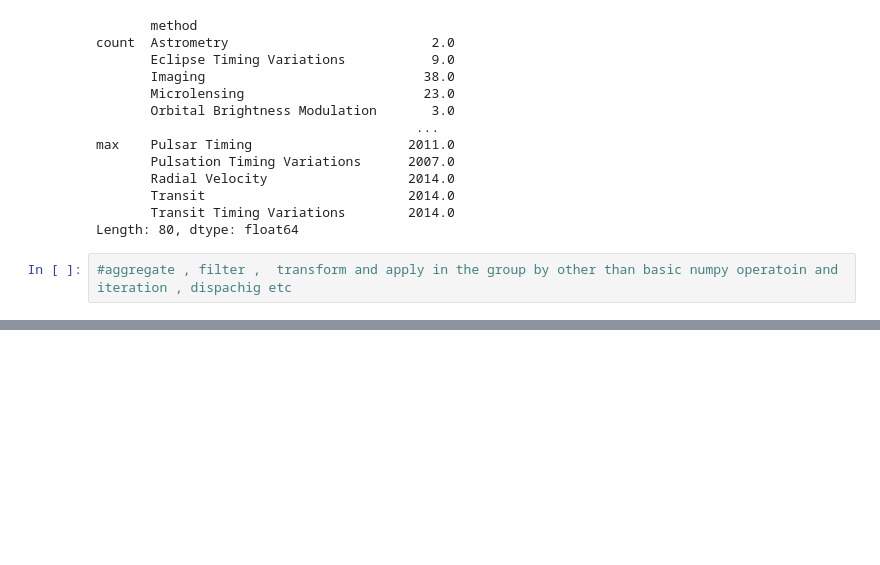
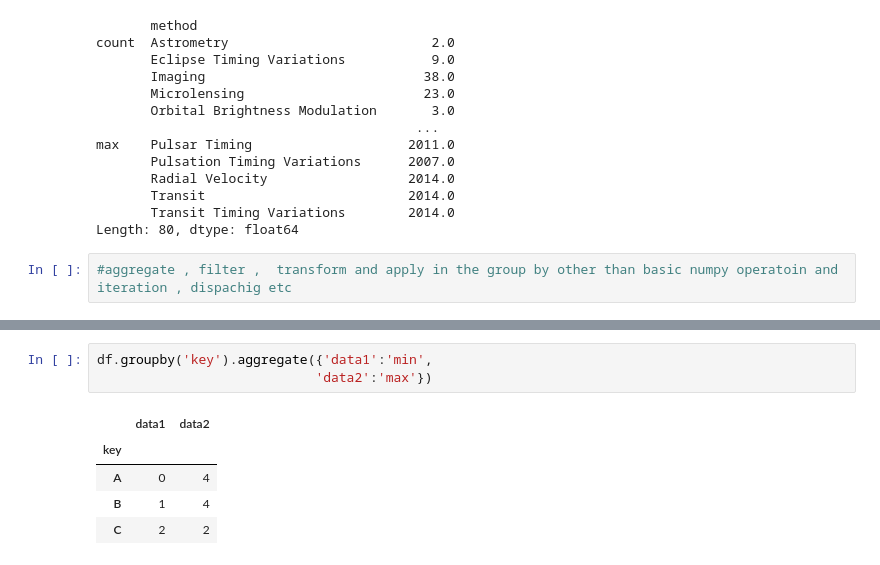
Before and after one commit to Venux09/Data_science_handbook_study, a Jupyter notebook: pandas-data_science_handbook/pandas_10.ipynb, the cells around one changed output, grey strips where cells are left out. Drawn from its saved outputs; the diff is of its cells as text; blank space fills up the shorter version.

```diff
--- a/pandas-data_science_handbook/pandas_10.ipynb
+++ b/pandas-data_science_handbook/pandas_10.ipynb
@@ -259,0 +282,9 @@ df = pd.DataFrame({'key': ['A', 'B', 'C', 'A', 'B', 'C'],
+# %%
+df.groupby('key').aggregate({'data1':'min',
+                            'data2':'max'})
+# %% [output]
+|  | data1 | data2 |
+| key |  |  |
+| A | 0 | 4 |
+| B | 1 | 4 |
+| C | 2 | 2 |
```
Also changed, not shown: parts of 6 cells of this notebook.
